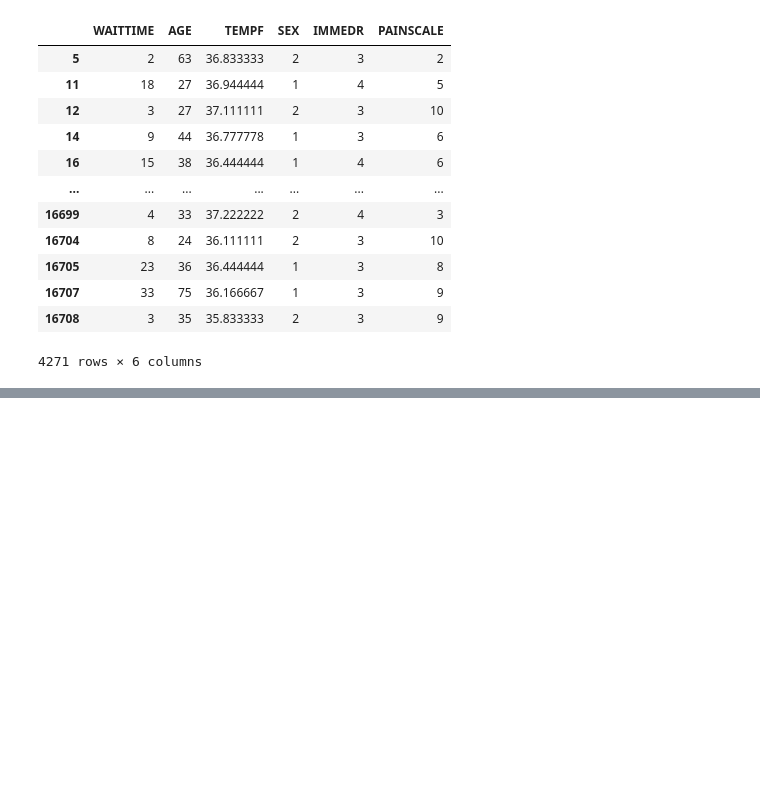
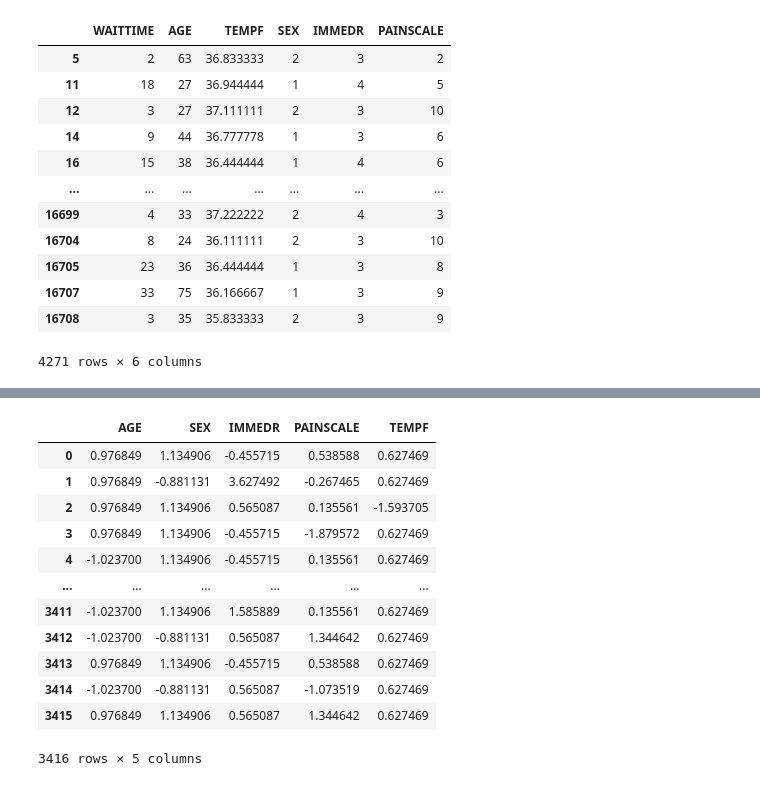
Before and after one commit to appkesmas/appkesmasML, a Jupyter notebook: Capstone_Project__Waiting_time_v2.ipynb, the cells around one changed output, grey strips where cells are left out. Saved outputs shown, nothing was run; the diff lists cells and outputs as text; code cells hidden in the pictures; blank space fills up the shorter version.

```diff
--- a/Capstone_Project_ Waiting time.ipynb
+++ b/Capstone_Project__Waiting_time_v2.ipynb
@@ -212,7 +199,7 @@ y = subset_df["WAITTIME"]
 #Split Data
 from sklearn.model_selection import train_test_split
 
-X_train, X_test, y_train, y_test = train_test_split(X, y, test_size = 0.3, random_state = 30)
+X_train, X_test, y_train, y_test = train_test_split(X, y, test_size = 0.2, random_state = 0)
 # %%
 X_train.shape, X_test.shape
 # %% [output]
@@ -225,6 +209,20 @@ X_train.shape, X_test.shape
 # %%
-# stdscal = StandardScaler()
-# scale = stdscal.fit_transform(X_train)
+stdscal = StandardScaler()
+scale = stdscal.fit_transform(X_train)
 # %%
-# X_train = pd.DataFrame(scale,columns=list(X_train.columns.values))
-# X_train
+X_train = pd.DataFrame(scale,columns=list(X_train.columns.values))
+X_train
+# %% [output]
+|  | AGE | SEX | IMMEDR | PAINSCALE | TEMPF |
+| 0 | 0.976849 | 1.134906 | -0.455715 | 0.538588 | 0.627469 |
+| 1 | 0.976849 | -0.881131 | 3.627492 | -0.267465 | 0.627469 |
+| 2 | 0.976849 | 1.134906 | 0.565087 | 0.135561 | -1.593705 |
+| 3 | 0.976849 | 1.134906 | -0.455715 | -1.879572 | 0.627469 |
+| 4 | -1.023700 | 1.134906 | -0.455715 | 0.135561 | 0.627469 |
+| ... | ... | ... | ... | ... | ... |
+| 3411 | -1.023700 | 1.134906 | 1.585889 | 0.135561 | 0.627469 |
+| 3412 | -1.023700 | -0.881131 | 0.565087 | 1.344642 | 0.627469 |
+| 3413 | 0.976849 | 1.134906 | -0.455715 | 0.538588 | 0.627469 |
+| 3414 | -1.023700 | -0.881131 | 0.565087 | -1.073519 | 0.627469 |
+| 3415 | 0.976849 | 1.134906 | 0.565087 | 1.344642 | 0.627469 |
+3416 rows × 5 columns
```
Also changed, not shown: parts of 32 cells of this notebook, 3 other files.
